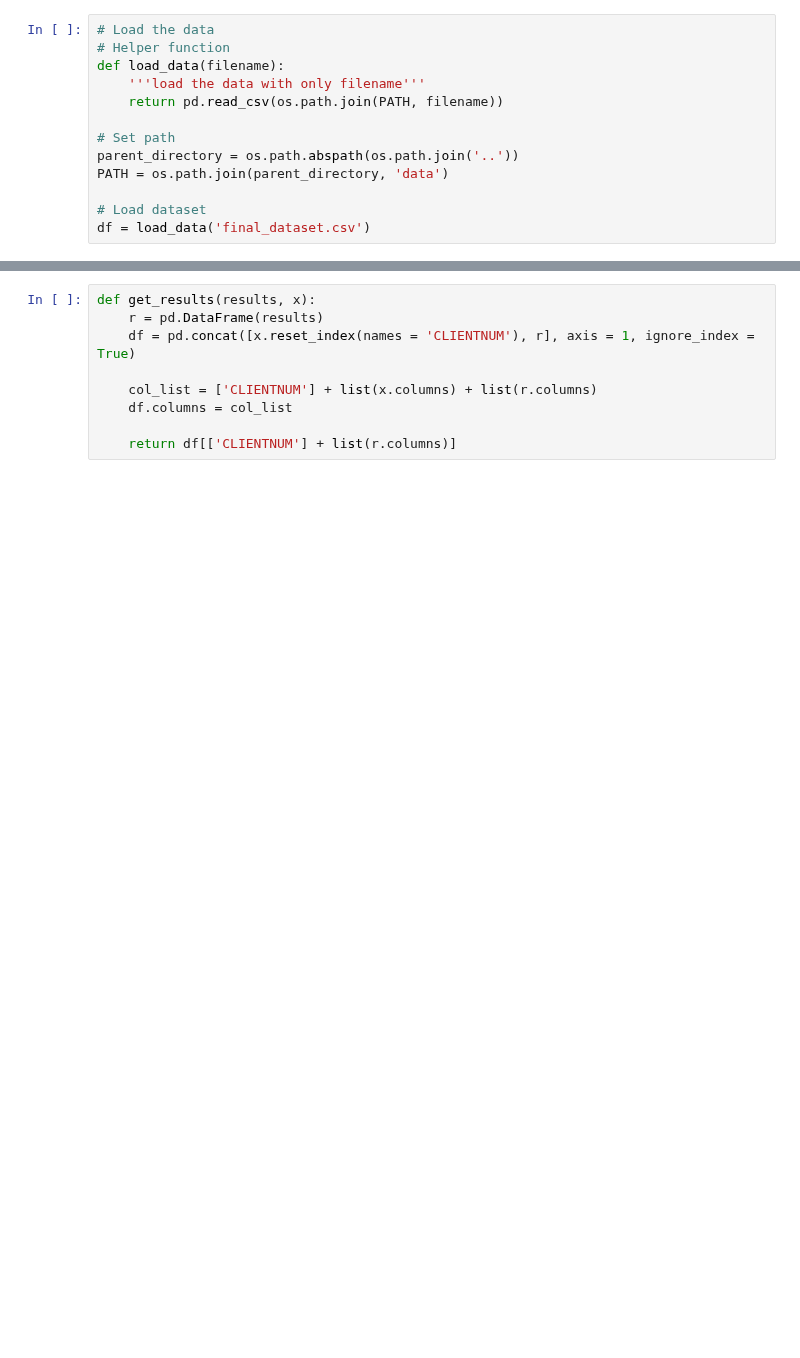
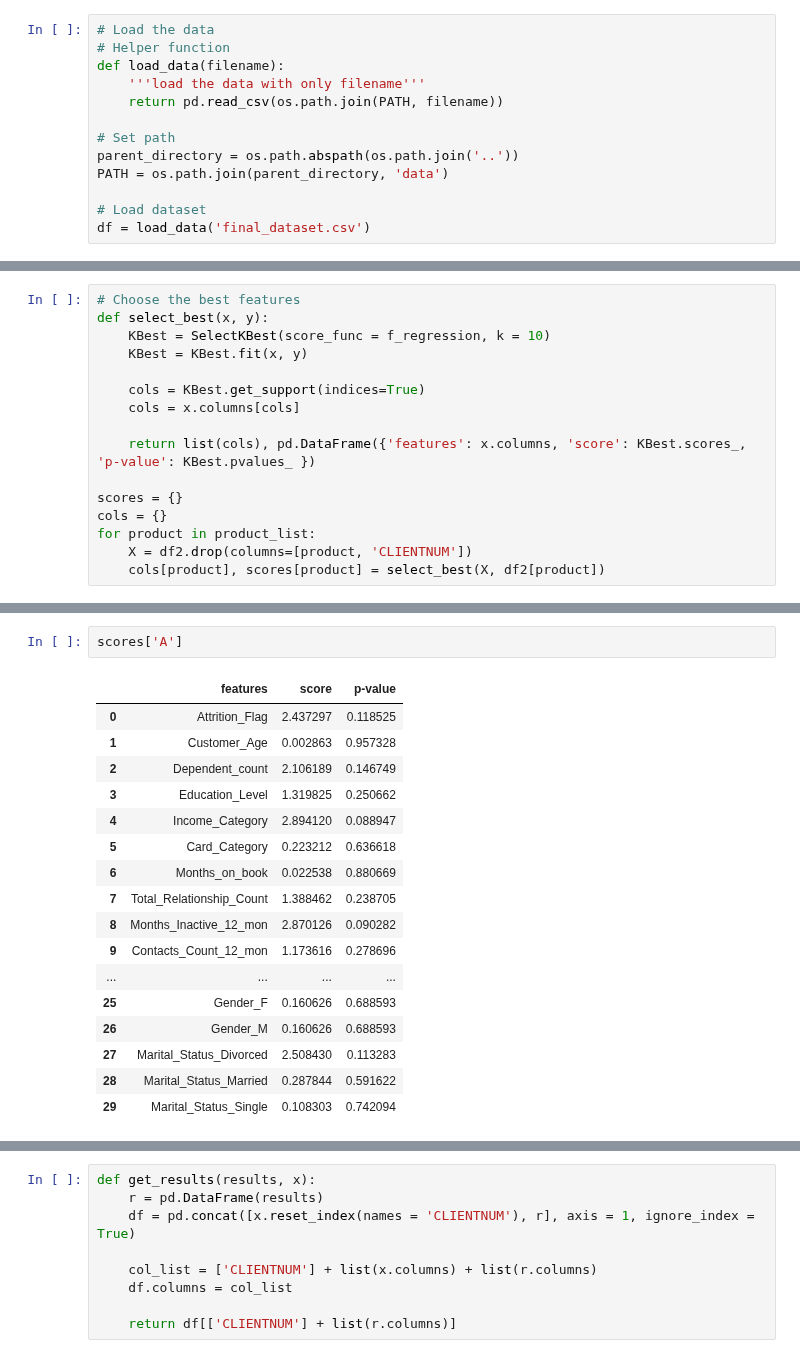
Before and after one commit to yionna/DSA3101-Object-Not-Found, a Jupyter notebook: src/SubgroupB_Question1.ipynb, the cells around one changed output, grey strips where cells are left out. Saved outputs shown, nothing was run; the diff lists cells and outputs as text; blank space fills up the shorter version.

```diff
--- a/src/SubgroupB_Question1.ipynb
+++ b/src/SubgroupB_Question1.ipynb
@@ -120,0 +141,16 @@ Model training and testing
+# %%
+# Choose the best features
+def select_best(x, y):
+    KBest = SelectKBest(score_func = f_regression, k = 10)
+    KBest = KBest.fit(x, y)
+
+    cols = KBest.get_support(indices=True)
+    cols = x.columns[cols]
+
+    return list(cols), pd.DataFrame({'features': x.columns, 'score': KBest.scores_, 'p-value': KBest.pvalues_ })
+
+scores = {}
+cols = {}
+for product in product_list:
+    X = df2.drop(columns=[product, 'CLIENTNUM'])
+    cols[product], scores[product] = select_best(X, df2[product])
@@ -120,0 +170,20 @@ Model training and testing
+# %%
+scores['A']
+# %% [output]
+|  | features | score | p-value |
+| 0 | Attrition_Flag | 2.437297 | 0.118525 |
+| 1 | Customer_Age | 0.002863 | 0.957328 |
+| 2 | Dependent_count | 2.106189 | 0.146749 |
+| 3 | Education_Level | 1.319825 | 0.250662 |
+| 4 | Income_Category | 2.894120 | 0.088947 |
+| 5 | Card_Category | 0.223212 | 0.636618 |
+| 6 | Months_on_book | 0.022538 | 0.880669 |
+| 7 | Total_Relationship_Count | 1.388462 | 0.238705 |
+| 8 | Months_Inactive_12_mon | 2.870126 | 0.090282 |
+| 9 | Contacts_Count_12_mon | 1.173616 | 0.278696 |
+| ... | ... | ... | ... |
+| 25 | Gender_F | 0.160626 | 0.688593 |
+| 26 | Gender_M | 0.160626 | 0.688593 |
+| 27 | Marital_Status_Divorced | 2.508430 | 0.113283 |
+| 28 | Marital_Status_Married | 0.287844 | 0.591622 |
+| 29 | Marital_Status_Single | 0.108303 | 0.742094 |
```
Also changed, not shown: parts of 33 cells of this notebook.
